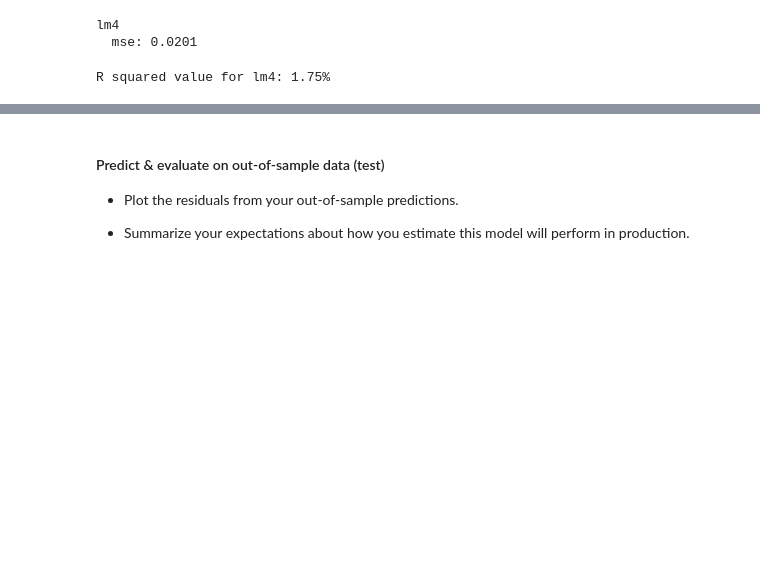
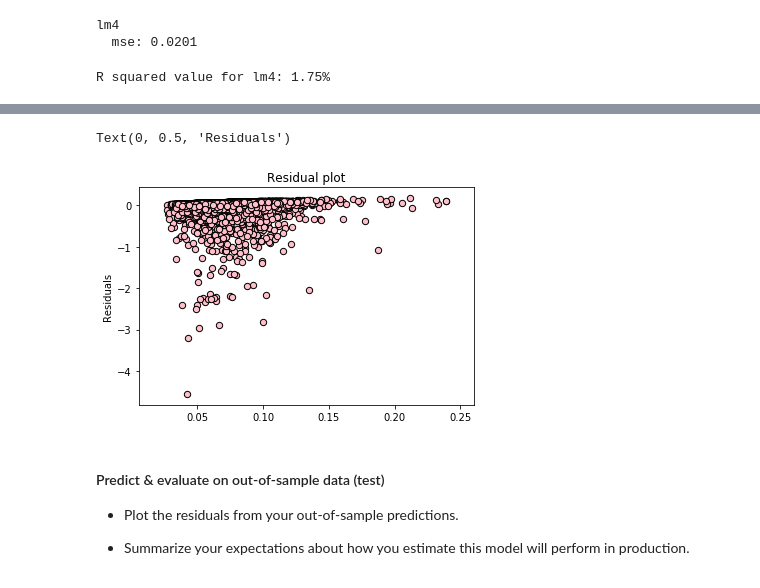
Before and after one commit to ksanmiguel10/codeup-ds-projects, a Jupyter notebook: Regression_Project_KatySalts.ipynb, the cells around one changed output, grey strips where cells are left out. Drawn from its saved outputs; the diff is of its cells as text; code cells hidden in the pictures; blank space fills up the shorter version.

```diff
--- a/Regression_Project_KatySalts.ipynb
+++ b/Regression_Project_KatySalts.ipynb
@@ -790,3 +810,10 @@ R squared value for lm4: 1.75%
+# %%
+plt.scatter(y_pred_lm4, y_pred_lm4 - y_test, c='pink', s=40, edgecolors='black')
+plt.title("Residual plot")
+plt.ylabel('Residuals')
+# %% [output]
+Text(0, 0.5, 'Residuals')
+[figure, added]
 # %% [markdown]
 #### Predict & evaluate on out-of-sample data (test)
 
```
Also changed, not shown: parts of 11 cells of this notebook.
